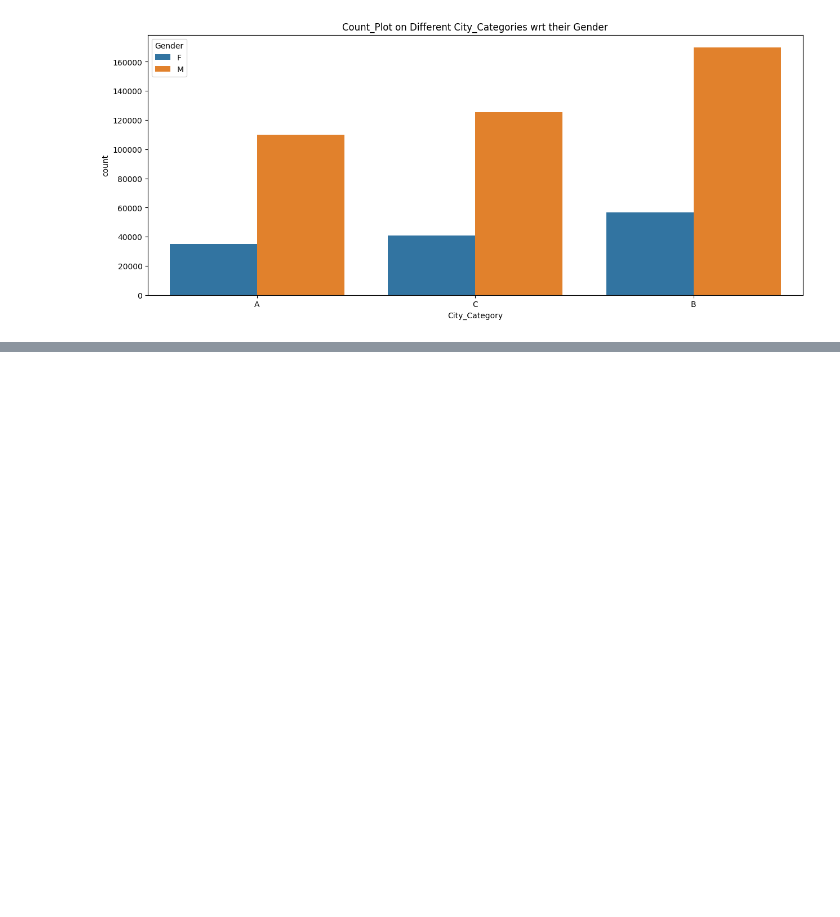
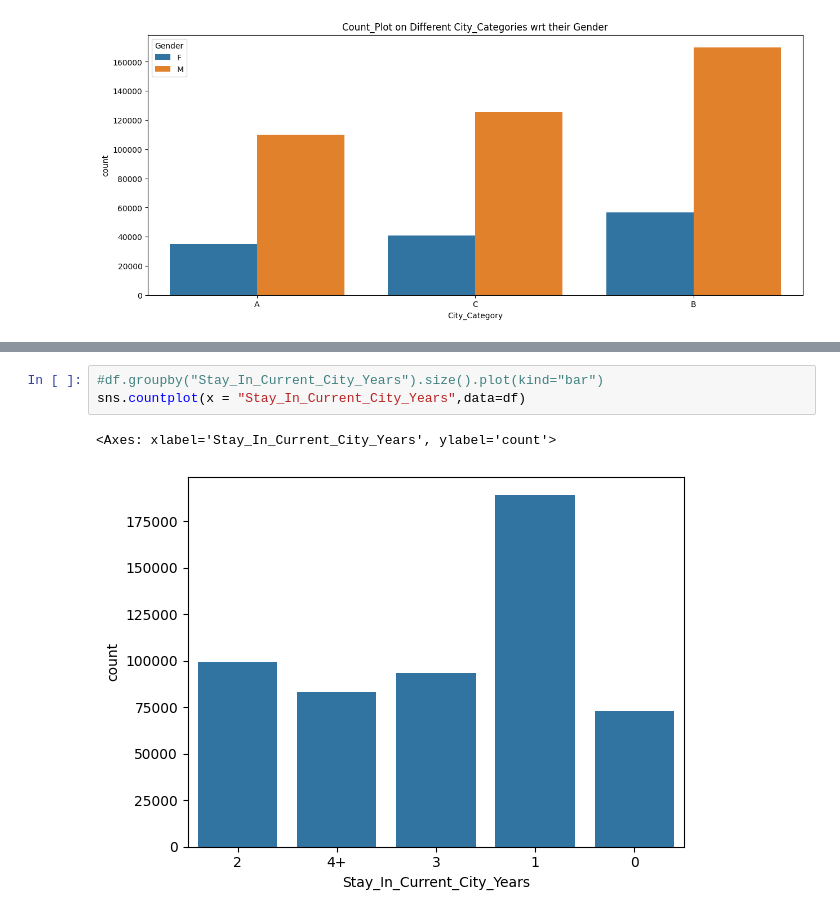
Before and after one commit to vishwajeet02/Projects, a Jupyter notebook: EDA/Black_Friday_Sales/File_Analysis.ipynb, the cells around one changed output, grey strips where cells are left out. Drawn from its saved outputs; the diff is of its cells as text; blank space fills up the shorter version.

```diff
--- a/EDA/Black_Friday_Sales/File_Analysis.ipynb
+++ b/EDA/Black_Friday_Sales/File_Analysis.ipynb
@@ -431,0 +453,6 @@ plt.show()
+# %%
+#df.groupby("Stay_In_Current_City_Years").size().plot(kind="bar")
+sns.countplot(x = "Stay_In_Current_City_Years",data=df)
+# %% [output]
+<Axes: xlabel='Stay_In_Current_City_Years', ylabel='count'>
+[figure, added]
```
Also changed, not shown: parts of 17 cells of this notebook.
